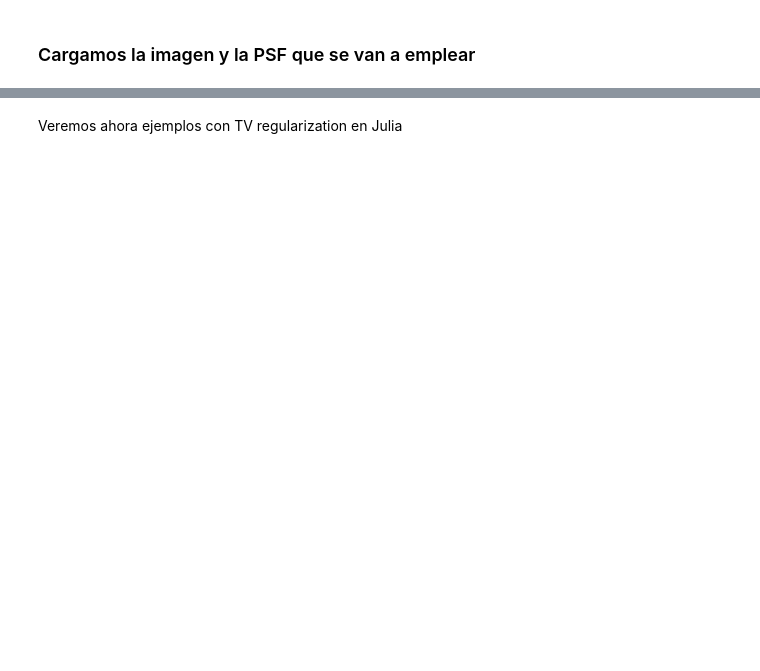
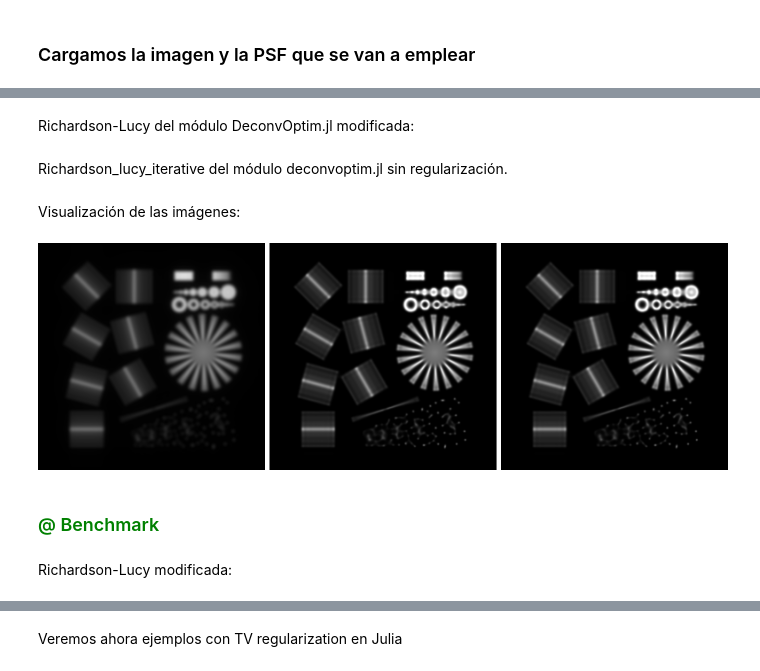
Before and after one commit to Jimena163/TFGNotebook, a Jupyter notebook: 2D_Julia_MAC.ipynb, the cells around one changed output, grey strips where cells are left out. Saved outputs shown, nothing was run; the diff lists cells and outputs as text; code cells hidden in the pictures; blank space fills up the shorter version.

```diff
--- a/2D_Julia_MAC.ipynb
+++ b/2D_Julia_MAC.ipynb
@@ -103,0 +230,7 @@ BenchmarkTools.Trial: 100 samples with 1 evaluation.
+# %% [markdown]
+Richardson-Lucy del módulo DeconvOptim.jl modificada:
+# %%
+# Deconvolución 2D sin regularizador
+res_no_reg= richardson_lucy_iterative2(img_n_1, ifftshift(psf_1), regularizer=nothing, iterations=30);
+# %% [markdown]
+Richardson_lucy_iterative del módulo deconvoptim.jl sin regularización.
@@ -103,0 +240,20 @@ BenchmarkTools.Trial: 100 samples with 1 evaluation.
+# %% [markdown]
+Visualización de las imágenes:
+# %%
+# Crear separador (blanco)
+sep = fill(1.0f0, rows, 10)  # 10 píxeles de ancho
+
+# Concatenar las imágenes con separadores
+img_concat = hcat(img_n_1, sep, res_no_reg, sep, restored_img)
+
+# Convertir a Gray
+img_gray = Gray.(img_concat)
+
+# Mostrar
+display(img_gray)
+# %% [output]
+[figure, added]
+# %% [markdown]
+<h3 style="color: green;">@ Benchmark</h3>
+# %% [markdown]
+Richardson-Lucy modificada:
```
Also changed, not shown: parts of 42 cells of this notebook, 3 other files.
